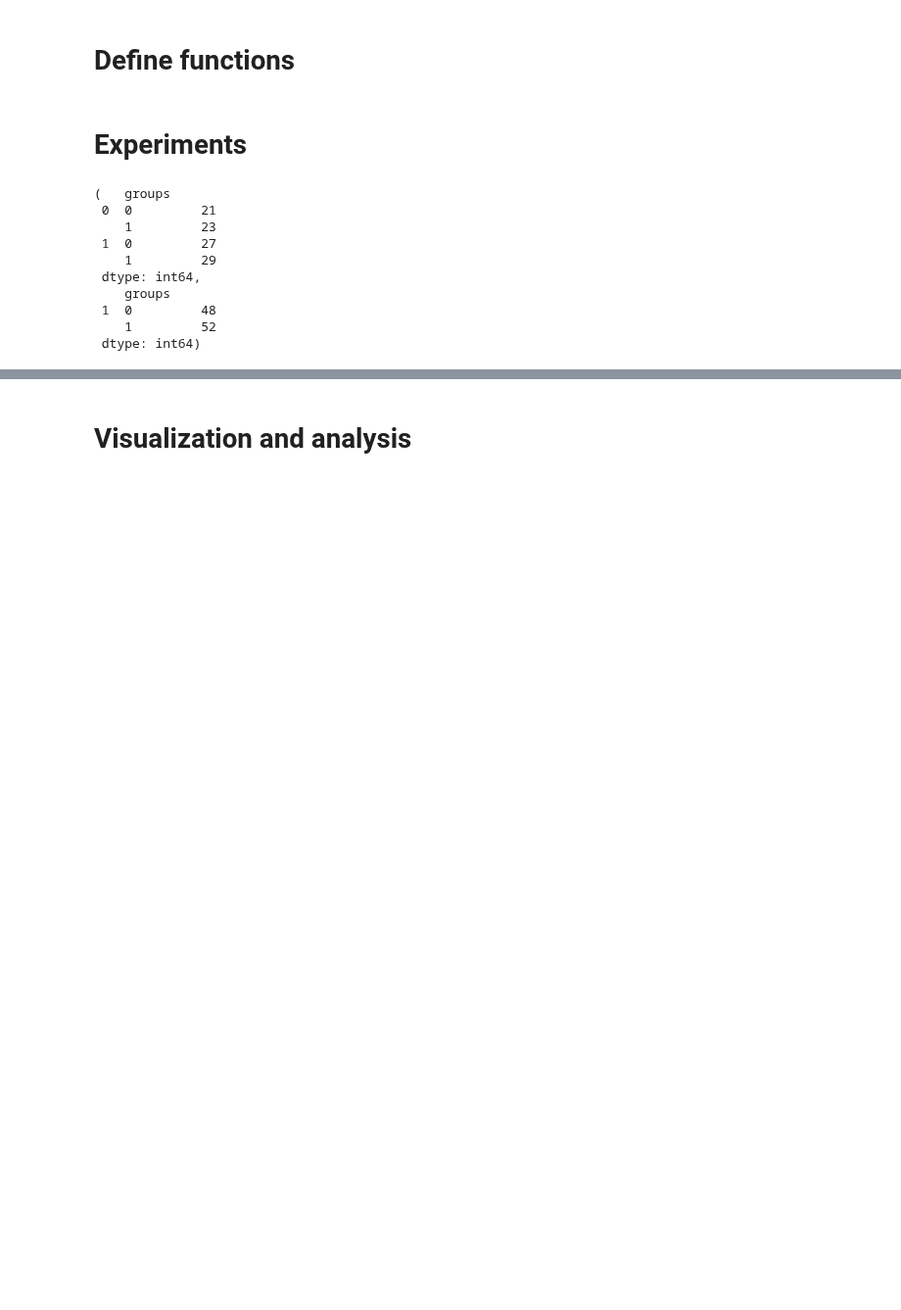
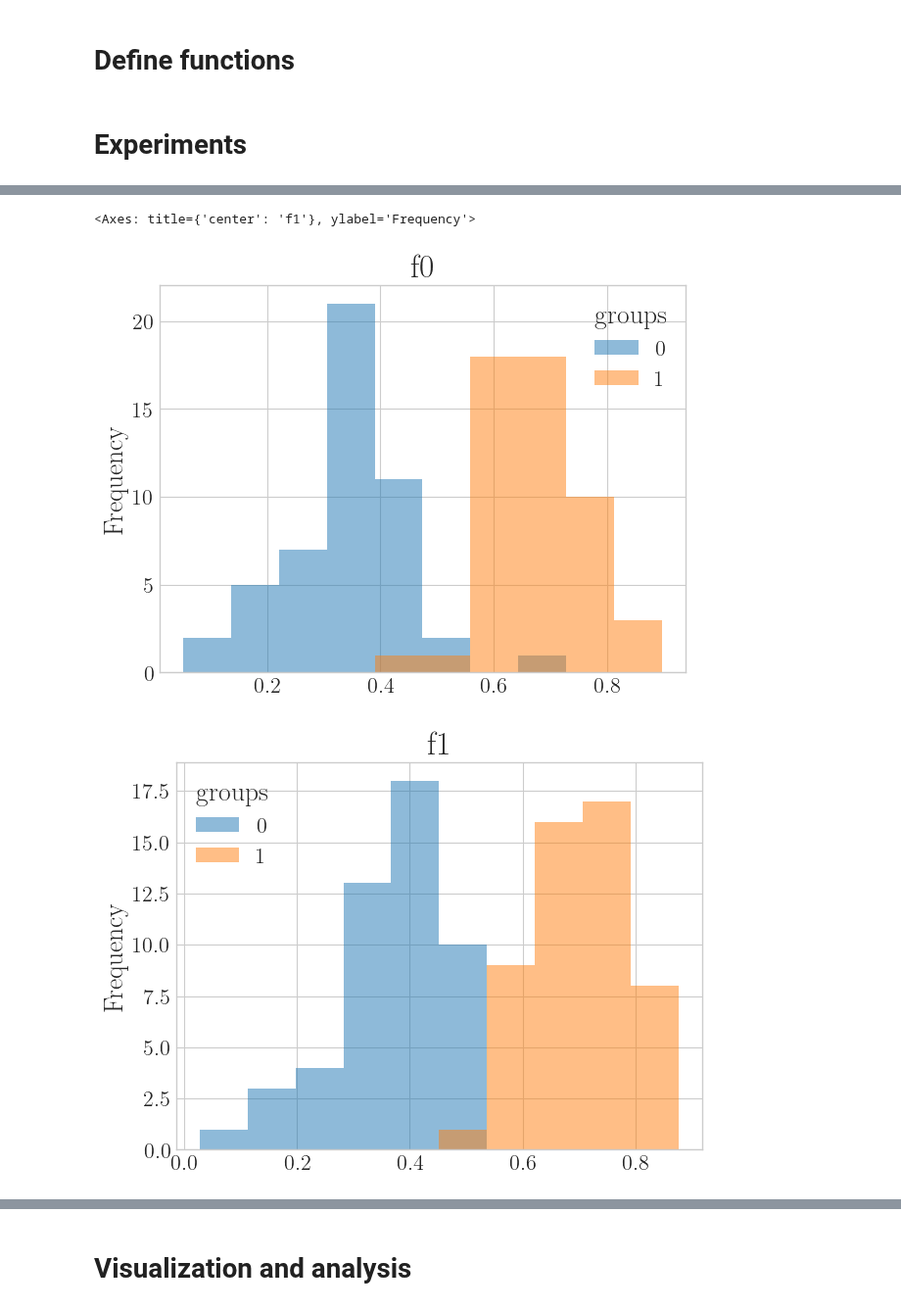
Before and after one commit to joaopfonseca/recourse-over-time, a Jupyter notebook: notebooks/4.3-recourse-fairness.ipynb, the cells around one changed output, grey strips where cells are left out. Shown at 98% size. Drawn from its saved outputs; the diff is of its cells as text; code cells hidden in the pictures; blank space fills up the shorter version.

```diff
--- a/notebooks/4.3-recourse-fairness.ipynb
+++ b/notebooks/4.3-recourse-fairness.ipynb
@@ -75,20 +174,7 @@ def env_biased_data_generator(n_agents):
 # %% [markdown]
 # Experiments
 # %%
-df, y = biased_data_generator(N_AGENTS, N_CONTINUOUS, BIAS_FACTOR, rng)
+df, y = biased_data_generator(N_AGENTS, N_CONTINUOUS, BIAS_FACTOR, scaler, rng)
 categorical = ["groups"]
 
-# model = RandomForestClassifier().fit(df, y)
-model = LogisticRegression().fit(df, y)
-df.groupby([y, "groups"]).size(), df.groupby([model.predict(df), "groups"]).size()
+model = IgnoreGroupLR(categorical, random_state=RNG_SEED).fit(df, y)
-# %% [output]
-(   groups
- 0  0         21
-    1         23
- 1  0         27
-    1         29
- dtype: int64,
-    groups
- 1  0         48
-    1         52
- dtype: int64)
@@ -94,0 +184,6 @@ df.groupby([y, "groups"]).size(), df.groupby([model.predict(df), "groups"]).size
+# %%
+print("Original classes:\n", df.groupby(["groups", y]).size())
+print("Predicted classes:\n", df.groupby(["groups", model.predict(df)]).size())
+df.pivot(columns="groups")["f0"].plot(kind="hist", stacked=False, bins=10, alpha=0.5, title="f0")
+df.pivot(columns="groups")["f1"].plot(kind="hist", stacked=False, bins=10, alpha=0.5, title="f1")
+# %% [output]
@@ -94,0 +203,3 @@ df.groupby([y, "groups"]).size(), df.groupby([model.predict(df), "groups"]).size
+<Axes: title={'center': 'f1'}, ylabel='Frequency'>
+[figure, added]
+[figure, added]
```
Also changed, not shown: parts of 25 cells of this notebook, 2 other files.
